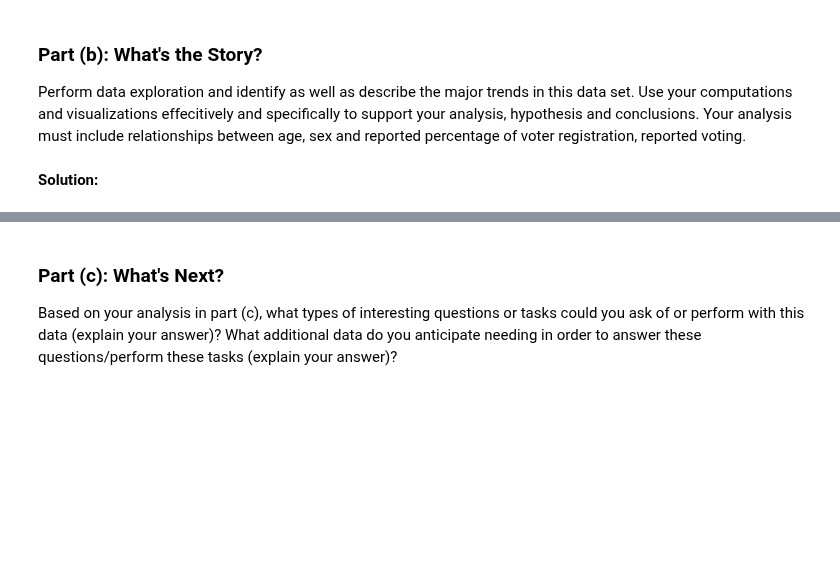
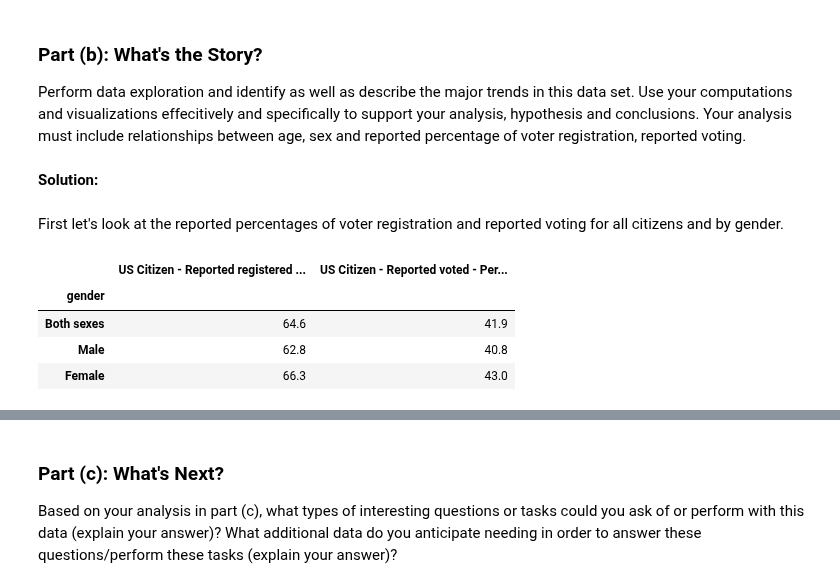
Before and after one commit to colbyZ/test1, a Jupyter notebook: src/main/python/hw1/Zambalayev_Timur_CSCI_E_109a_HW1.ipynb, the cells around one changed output, grey strips where cells are left out. Drawn from its saved outputs; the diff is of its cells as text; code cells hidden in the pictures; blank space fills up the shorter version.

```diff
--- a/src/main/python/hw1/Zambalayev_Timur_CSCI_E_109a_HW1.ipynb
+++ b/src/main/python/hw1/Zambalayev_Timur_CSCI_E_109a_HW1.ipynb
@@ -860,3 +859,13 @@ So we have voter registration ('Reported registered', 'Reported not registered',
 Perform data exploration and identify as well as describe the major trends in this data set. Use your computations and visualizations effecitively and specifically to support your analysis, hypothesis and conclusions. Your analysis must include relationships between age, sex and reported percentage of voter registration, reported voting.
 # %% [markdown]
 **Solution:**
+# %% [markdown]
+First let's look at the reported percentages of voter registration and reported voting for all citizens and by gender.
+# %%
+total_df.loc[:][['US Citizen - Reported registered - Percent', 'US Citizen - Reported voted - Percent']]
+# %% [output]
+|  | US Citizen - Reported registered ... | US Citizen - Reported voted - Per... |
+| gender |  |  |
+| Both sexes | 64.6 | 41.9 |
+| Male | 62.8 | 40.8 |
+| Female | 66.3 | 43.0 |
```
Also changed, not shown: parts of 9 cells of this notebook, 1 other file.
